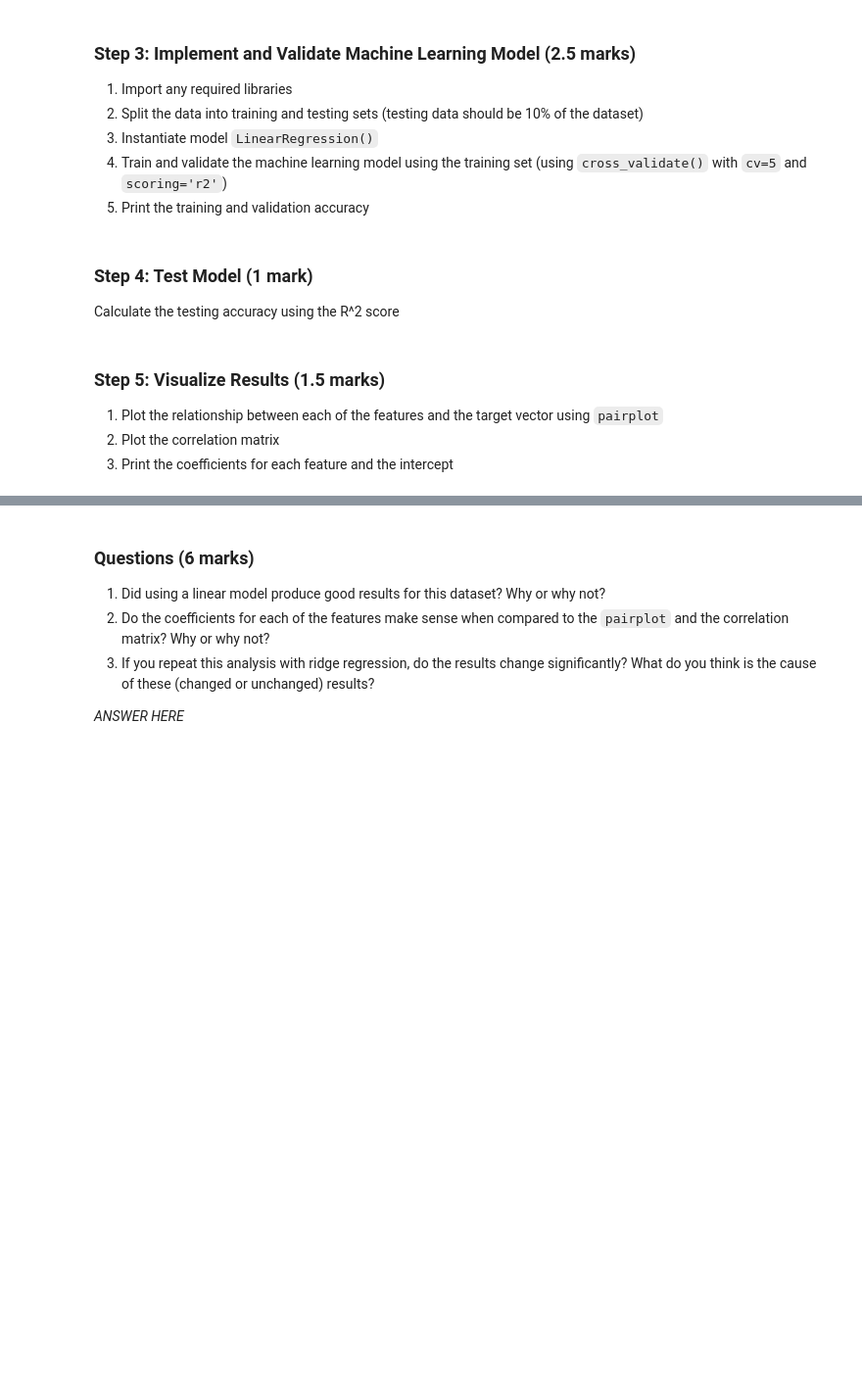
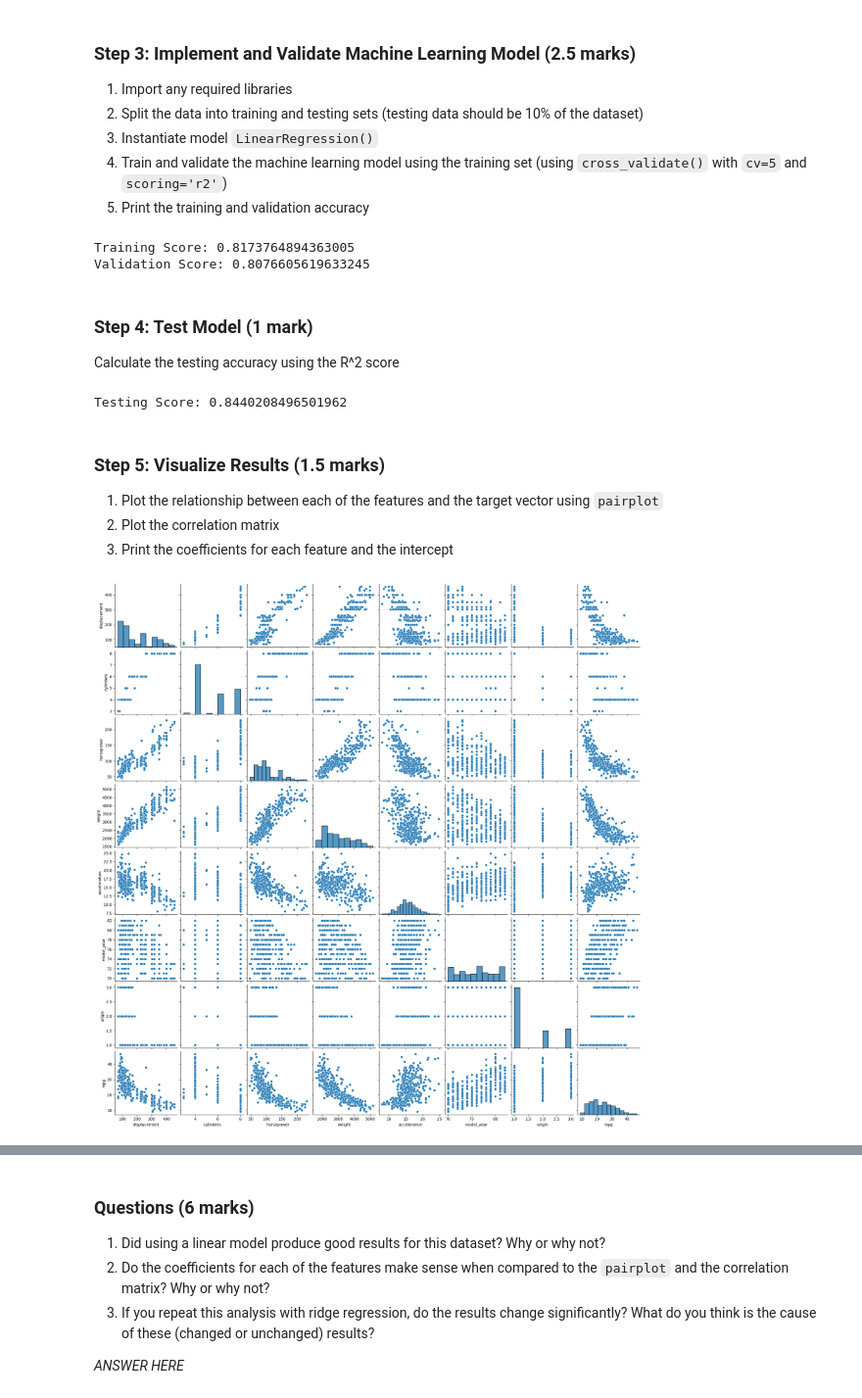
Before and after one commit to boumster/ENSF444, a Jupyter notebook: Assignment 2.ipynb, the cells around one changed output, grey strips where cells are left out. Shown: that part at 98% size. Cells and saved outputs as stored; diff of their text form; code cells hidden in the pictures; blank space fills up the shorter version.

```diff
--- a/Assignment 2.ipynb
+++ b/Assignment 2.ipynb
@@ -206,3 +206,17 @@ The data used for this task can be downloaded from UCI website: https://archive.
 Load the auto-mpg dataset and inspect the first few rows
 # %%
 # TO DO: Import auto-mpg data and inspect the first few rows (0.5 marks)
+from ucimlrepo import fetch_ucirepo
+
+# fetch dataset
+auto_mpg = fetch_ucirepo(id=9)
+
+# data (as pandas dataframes)
+X = auto_mpg.data.features
+y = auto_mpg.data.targets
+
+# metadata
+print(auto_mpg.metadata)
+
+# variable information
+print(auto_mpg.variables)
@@ -212,3 +244,8 @@ Load the auto-mpg dataset and inspect the first few rows
 Check to see if there are any missing values in the dataset. If necessary, select an appropriate method to fill-in the missing values.
 # %%
 # TO DO: Check if there are any missing values and fill them in if necessary (1 mark)
+print(f"Missing values in X: {X.isnull().sum().sum()}")
+print(f"Missing values in y: {y.isnull().sum().sum()}")
+
+X.fillna(X.mean(), inplace=True)
+print(f"Missing values in X: {X.isnull().sum().sum()}")
@@ -216,3 +261,5 @@ Check to see if there are any missing values in the dataset. If necessary, selec
 Remove any columns that do not have numerical data.
 # %%
 # TO DO: Remove non-numeric data (0.5 marks)
+X = X.select_dtypes(include=[np.number])
+print(X.dtypes)
@@ -231,12 +311,35 @@ Split the auto-mpg data into the feature matrix and target vector. Inspect the f
 # %%
 # TO DO: ADD YOUR CODE HERE
 # Note: for any random state parameters, you can use random_state = 0
+import pandas as pd
+import numpy as np
+from sklearn.model_selection import train_test_split, cross_validate
+from sklearn.linear_model import LinearRegression
+
+model = LinearRegression()
+
+X_train, X_test, y_train, y_test = train_test_split(X, y, test_size=0.10, random_state=0)
+
+cv_results = cross_validate(model, X_train, y_train, cv=5, scoring='r2', return_train_score=True)
+
+print(f"Training Score: {cv_results['train_score'].mean()}")
+print(f"Validation Score: {cv_results['test_score'].mean()}")
+# %% [output]
+Training Score: 0.8173764894363005
+Validation Score: 0.8076605619633245
 # %% [markdown]
 ### Step 4: Test Model (1 mark)
 
 Calculate the testing accuracy using the R^2 score
 # %%
 # TO DO: ADD YOUR CODE HERE
+model.fit(X_train, y_train)
+
+test_score = model.score(X_test, y_test)
+
+print(f"Testing Score: {test_score}")
+# %% [output]
+Testing Score: 0.8440208496501962
 # %% [markdown]
 ### Step 5: Visualize Results (1.5 marks)
 
@@ -245,5 +348,13 @@ Calculate the testing accuracy using the R^2 score
 1. Print the coefficients for each feature and the intercept
 # %%
 # TO DO: Plot pairplot (0.5 marks)
+import seaborn as sns
+import matplotlib.pyplot as plt
+
+data = pd.concat([X, y], axis=1)
+sns.pairplot(data)
+plt.show()
+# %% [output]
+[figure, added]
 # %%
 # TO DO: Plot correlation matrix (0.5 marks)
```
Also changed, not shown: parts of 7 cells of this notebook.
